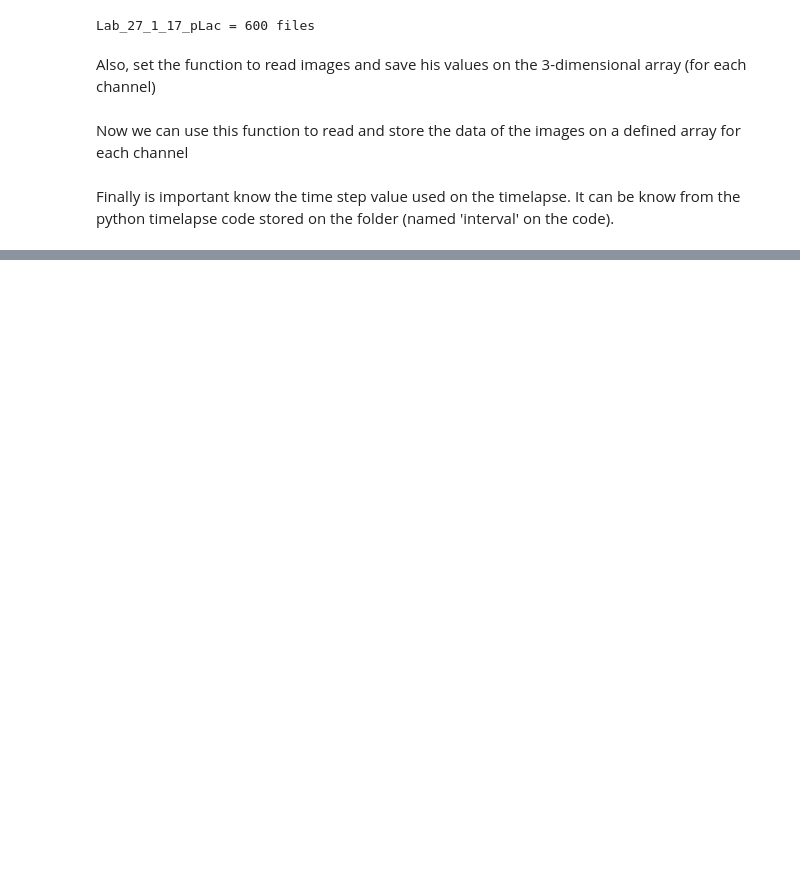
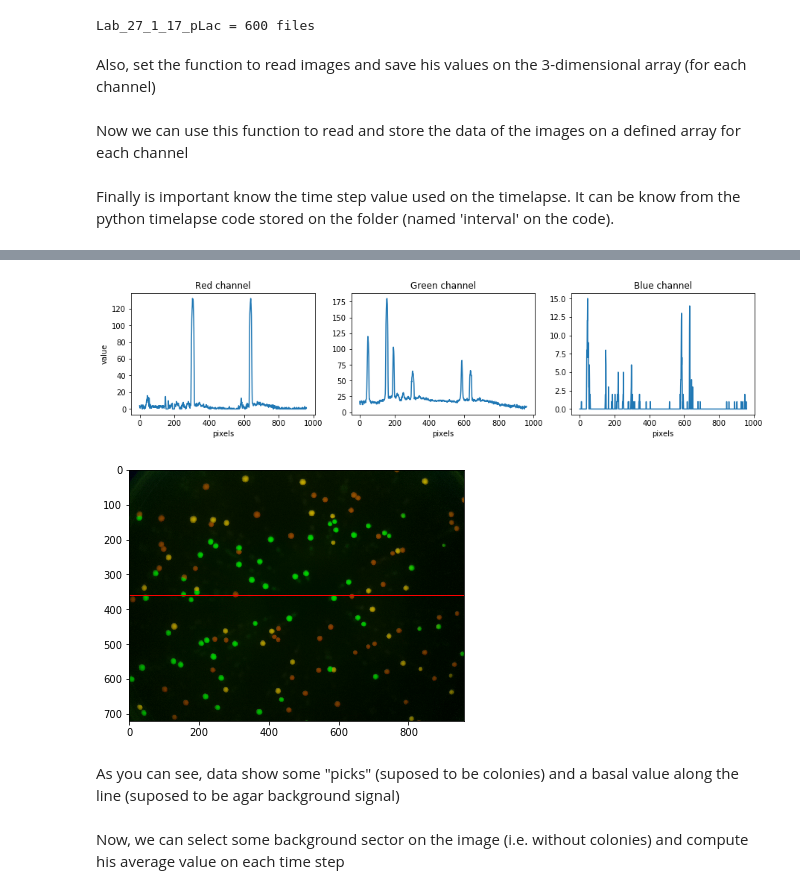
Before and after one commit to RudgeLab/FluoPi, a Jupyter notebook: Colony size and fluorescence.ipynb, the cells around one changed output, grey strips where cells are left out. Cells and saved outputs as stored; diff of their text form; code cells hidden in the pictures; blank space fills up the shorter version.

```diff
--- a/Colony size and fluorescence.ipynb
+++ b/Colony size and fluorescence.ipynb
@@ -151,0 +171,44 @@ dT= 1/12  #hours
+# %%
+# get the background time value and plot it
+
+def row_transect(Data, row, frame = -1):
+    #input:
+    # row = the row where you want to see the transect  (integer)
+    # frame = image frame to use  (integer), default = last one
+
+    plt.figure(figsize=(15,3))
+    plt.subplot(131)
+    plt.plot(Data['R'][row,:,frame])
+    plt.xlabel('pixels')
+    plt.ylabel('value')
+    plt.title('Red channel')
+
+    plt.subplot(132)
+    plt.plot(Data['G'][row,:,frame])
+    plt.xlabel('pixels')
+    plt.title('Green channel')
+
+    plt.subplot(133)
+    plt.plot(Data['B'][row,:,frame])
+    plt.xlabel('pixels')
+    plt.title('Blue channel')
+
+    #plot selected line transect on the image (allways show it on the last frame)
+
+    s1,s2,_=Data['G'].shape
+    im = plt.imread(fname%(imCount-1))
+    plt.figure(figsize=(6,6))
+    fig = plt.gcf()
+    ax = fig.gca()
+    ax.imshow(im)
+    rect = matplotlib.patches.Rectangle((0,row),s2,0,linewidth=1,edgecolor='r',facecolor='none')
+    ax.add_patch(rect)
+# %%
+row_transect(DataS,w/2)
+# %% [output]
+[figure, added]
+[figure, added]
+# %% [markdown]
+As you can see, data show some "picks" (suposed to be colonies) and a basal value along the line (suposed to be agar background signal)
+# %% [markdown]
+Now, we can select some background sector on the image (i.e. without colonies) and compute his average value on each time step
```
Also changed, not shown: parts of 6 cells of this notebook.
